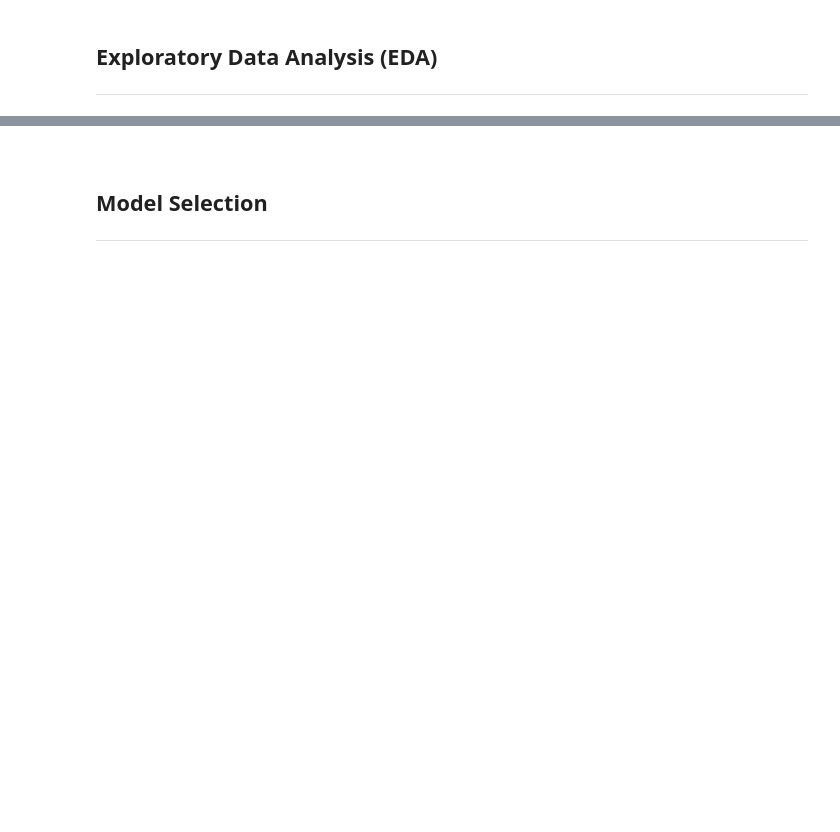
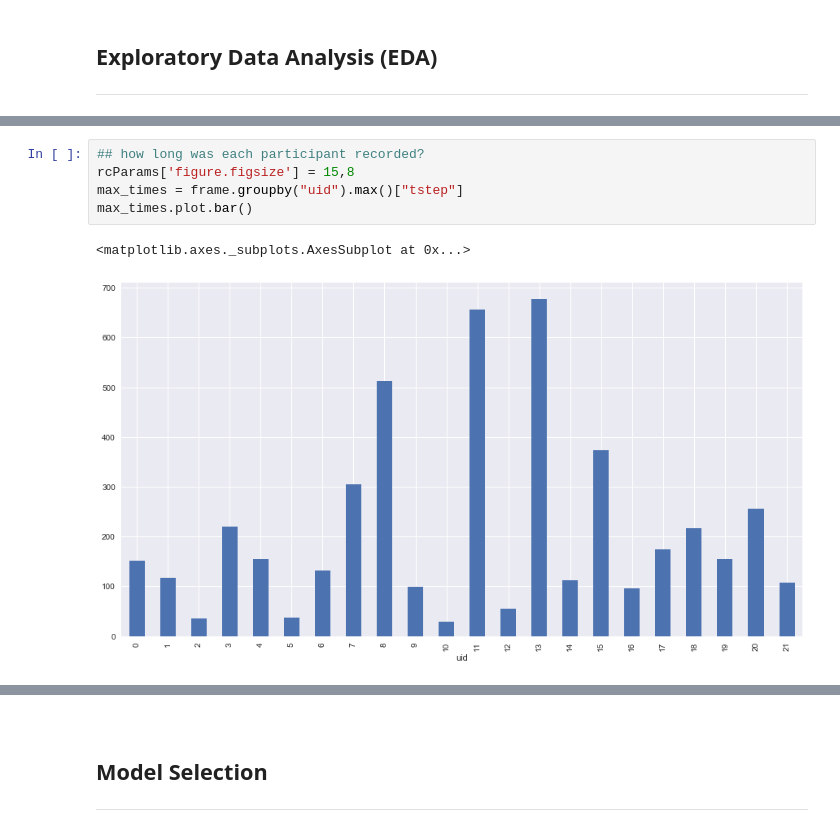
Before and after one commit to charcarr/walking-gate-classifier, a Jupyter notebook: analysis.ipynb, the cells around one changed output, grey strips where cells are left out. Saved outputs shown, nothing was run; the diff lists cells and outputs as text; blank space fills up the shorter version.

```diff
--- a/analysis.ipynb
+++ b/analysis.ipynb
@@ -63,0 +74,8 @@ frame.head()
+# %%
+## how long was each participant recorded?
+rcParams['figure.figsize'] = 15,8
+max_times = frame.groupby("uid").max()["tstep"]
+max_times.plot.bar()
+# %% [output]
+<matplotlib.axes._subplots.AxesSubplot at 0x...>
+[figure, added]
```
Also changed, not shown: parts of 22 cells of this notebook.
